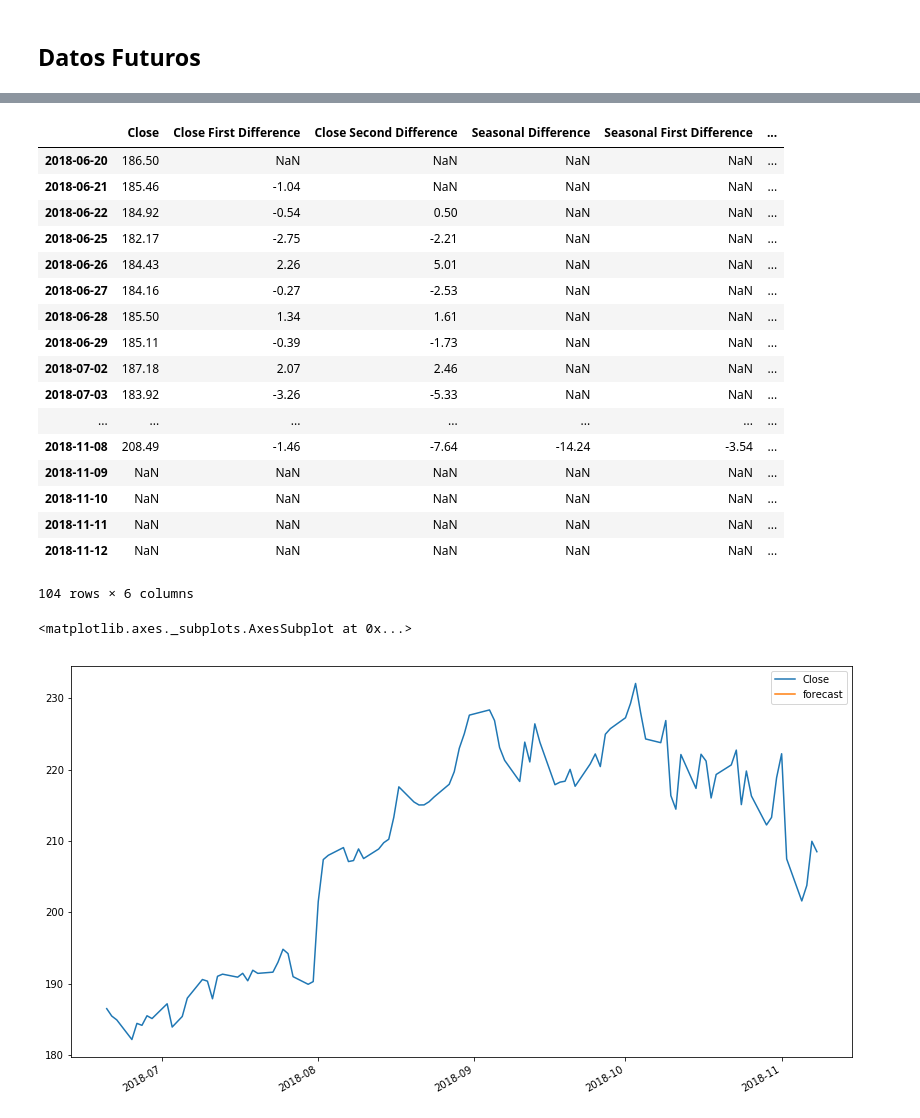
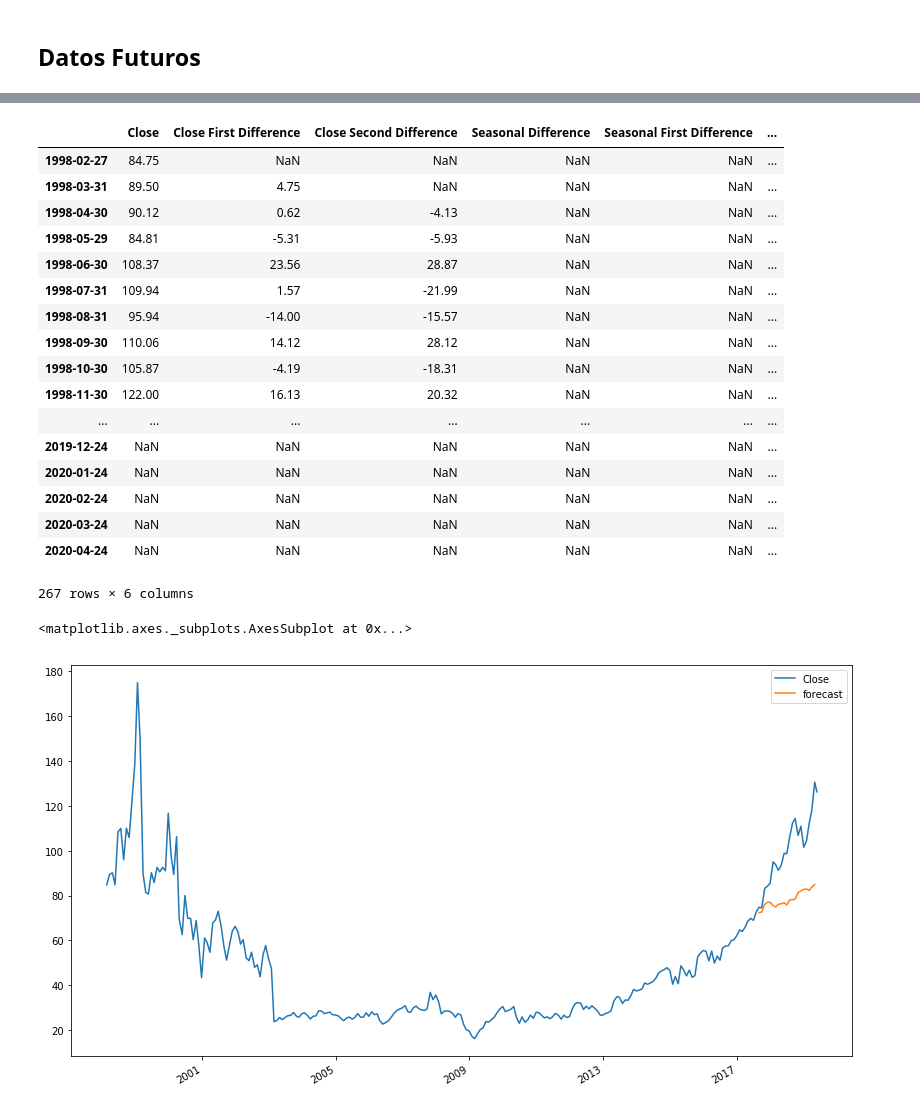
Before and after one commit to geceba/Residencia-ITM, a Jupyter notebook: pruebas/arima.ipynb, the cells around one changed output, grey strips where cells are left out. Drawn from its saved outputs; the diff is of its cells as text; code cells hidden in the pictures.

```diff
--- a/pruebas/arima.ipynb
+++ b/pruebas/arima.ipynb
@@ -8,8 +8,8 @@ import matplotlib.pyplot as plt
 url ="https://www.alphavantage.co/query"
 
 params = {
-    "function":"TIME_SERIES_DAILY_ADJUSTED",
-    "symbol": "AAPL",
+    "function":"TIME_SERIES_MONTHLY",
+    "symbol": "MSFT",
     "apikey": "TU10HCWDTV5CNVBN"
 }
 
@@ -17,7 +17,7 @@ response = requests.get(url, params=params)
 data = response.json()
 
 def convert_response(d):
-    for dt, prec in d['Time Series (Daily)'].items():
+    for dt, prec in d['Monthly Time Series'].items():
         r = {'datetime': dt}
         r.update(prec)
         yield r
@@ -203,7 +204,7 @@ from statsmodels.tsa.arima_model import ARIMA
 import statsmodels.api as sm
 # %%
 # tenemos los datos estacionarios:
-model = sm.tsa.statespace.SARIMAX(df['Close'],xlim=['2018-0-09', '2018-11-02'], order=(0,1,0), seasonal_order=(1,1,1,12))
+model = sm.tsa.statespace.SARIMAX(df['Close'], order=(0,1,0), seasonal_order=(1,1,1,12))
 results = model.fit()
 print(results.summary())
 # %% [output]
@@ -237,5 +242,5 @@ results.resid.plot(kind='kde')
 # %%
-df['forecast'] = results.predict(start= 30, end =50 , dynamic= True)
+df['forecast'] = results.predict(start= 230, end = 254 , dynamic= True)
 df[['Close', 'forecast']].plot(figsize=(12, 8))
 # %% [output]
 <matplotlib.axes._subplots.AxesSubplot at 0x...>
@@ -259,7 +264,7 @@ df.tail()
 # %%
 from pandas.tseries.offsets import DateOffset
 # %%
-future_dates = [df.index[-1] + DateOffset(x) for x in range(0,5)]
+future_dates = [df.index[-1] + DateOffset(months = x) for x in range(0,12)]
 # %%
 future_dates
 # %% [output]
@@ -276,30 +288,30 @@ future_df = pd.concat([df, future_dates_df])
 future_df
 # %% [output]
 |  | Close | Close First Difference | Close Second Difference | Seasonal Difference | Seasonal First Difference | ... |
-| 2018-06-20 | 186.50 | NaN | NaN | NaN | NaN | ... |
-| 2018-06-21 | 185.46 | -1.04 | NaN | NaN | NaN | ... |
-| 2018-06-22 | 184.92 | -0.54 | 0.50 | NaN | NaN | ... |
-| 2018-06-25 | 182.17 | -2.75 | -2.21 | NaN | NaN | ... |
-| 2018-06-26 | 184.43 | 2.26 | 5.01 | NaN | NaN | ... |
-| 2018-06-27 | 184.16 | -0.27 | -2.53 | NaN | NaN | ... |
-| 2018-06-28 | 185.50 | 1.34 | 1.61 | NaN | NaN | ... |
-| 2018-06-29 | 185.11 | -0.39 | -1.73 | NaN | NaN | ... |
-| 2018-07-02 | 187.18 | 2.07 | 2.46 | NaN | NaN | ... |
-| 2018-07-03 | 183.92 | -3.26 | -5.33 | NaN | NaN | ... |
+| 1998-02-27 | 84.75 | NaN | NaN | NaN | NaN | ... |
+| 1998-03-31 | 89.50 | 4.75 | NaN | NaN | NaN | ... |
+| 1998-04-30 | 90.12 | 0.62 | -4.13 | NaN | NaN | ... |
+| 1998-05-29 | 84.81 | -5.31 | -5.93 | NaN | NaN | ... |
+| 1998-06-30 | 108.37 | 23.56 | 28.87 | NaN | NaN | ... |
+| 1998-07-31 | 109.94 | 1.57 | -21.99 | NaN | NaN | ... |
+| 1998-08-31 | 95.94 | -14.00 | -15.57 | NaN | NaN | ... |
+| 1998-09-30 | 110.06 | 14.12 | 28.12 | NaN | NaN | ... |
+| 1998-10-30 | 105.87 | -4.19 | -18.31 | NaN | NaN | ... |
+| 1998-11-30 | 122.00 | 16.13 | 20.32 | NaN | NaN | ... |
 | ... | ... | ... | ... | ... | ... | ... |
-| 2018-11-08 | 208.49 | -1.46 | -7.64 | -14.24 | -3.54 | ... |
-| 2018-11-09 | NaN | NaN | NaN | NaN | NaN | ... |
-| 2018-11-10 | NaN | NaN | NaN | NaN | NaN | ... |
-| 2018-11-11 | NaN | NaN | NaN | NaN | NaN | ... |
-| 2018-11-12 | NaN | NaN | NaN | NaN | NaN | ... |
+| 2019-12-24 | NaN | NaN | NaN | NaN | NaN | ... |
+| 2020-01-24 | NaN | NaN | NaN | NaN | NaN | ... |
+| 2020-02-24 | NaN | NaN | NaN | NaN | NaN | ... |
+| 2020-03-24 | NaN | NaN | NaN | NaN | NaN | ... |
+| 2020-04-24 | NaN | NaN | NaN | NaN | NaN | ... |
-104 rows × 6 columns
+267 rows × 6 columns
 # %%
-future_df['forecast'] = results.predict(start = 90, end= 100, dynamic = True)
-future_df[['Close', 'forecast']].plot(figsize=(14,8), xlim=['2018-07-09', '2009-01-01'])
+future_df['forecast'] = results.predict(start = 234, end= 254, dynamic = True)
+future_df[['Close', 'forecast']].plot(figsize=(14,8))
 #future_df['forecast']
 # %% [output]
 <matplotlib.axes._subplots.AxesSubplot at 0x...>
-[figure, old version]
+[figure, new version]
 # %%
 future_df.tail()
 # %% [output]
```
Also changed, not shown: parts of 27 cells of this notebook, 1 other file.
